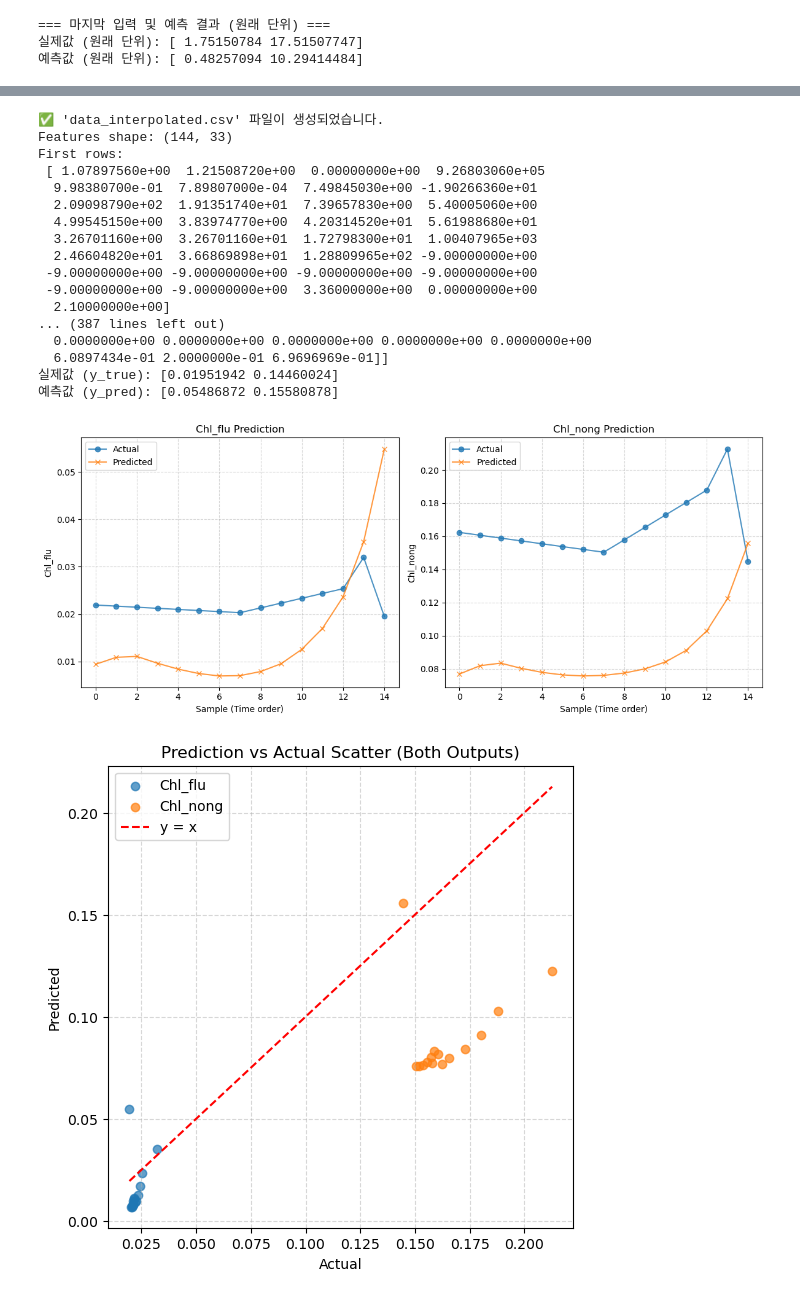
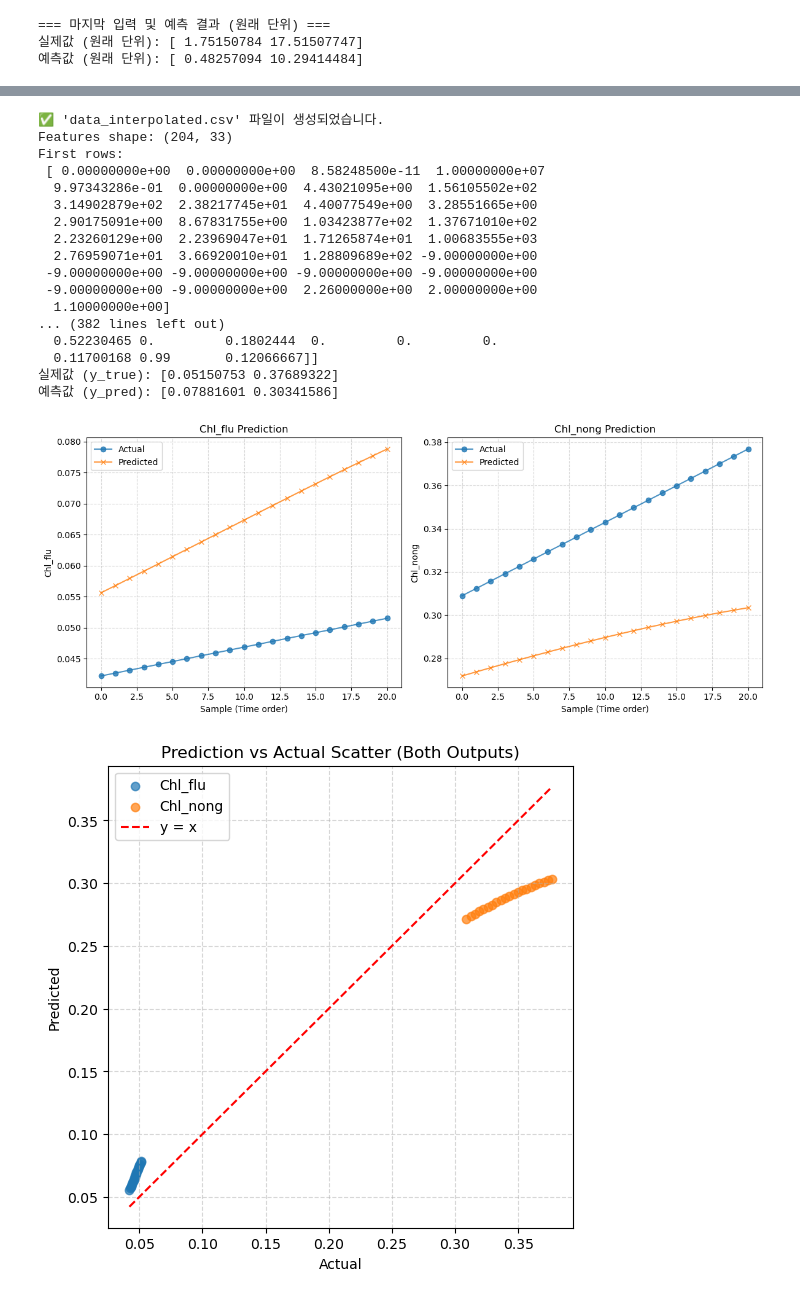
Before and after one commit to kty2001/water_quality, a Jupyter notebook: codetest.ipynb, the cells around one changed output, grey strips where cells are left out. Cells and saved outputs as stored; diff of their text form; code cells hidden in the pictures.

```diff
--- a/codetest.ipynb
+++ b/codetest.ipynb
@@ -495,5 +547,5 @@ plt.show()
 # %%
-file_name = "fst_포인트5_통합_6_8_10_기상병합"
+file_name = "avg_포인트1_통합_6_8_10_기상병합"
 df = pd.read_csv(f"data/{file_name}.csv")
 
 df['날짜'] = pd.to_datetime(df['날짜'])
@@ -668,47 +720,47 @@ dummy_true = np.zeros(scaled_features.shape[1])
 dummy_pred = np.zeros(scaled_features.shape[1])
 dummy_true[feature_indices] = y_true[-1]  # 스케일된 마지막 실제값
 dummy_pred[feature_indices] = y_pred[-1]  # 스케일된 마지막 예측값
 
 # 역변환
 y_true_orig = scaler.inverse_transform(dummy_true.reshape(1, -1))[0, feature_indices]
 y_pred_orig = scaler.inverse_transform(dummy_pred.reshape(1, -1))[0, feature_indices]
 print("\n=== 마지막 입력 및 예측 결과 (원래 단위) ===")
 print(f"실제값 (원래 단위): {y_true_orig}")
 print(f"예측값 (원래 단위): {y_pred_orig}")
 
 # 결과 로그 저장
 log_dict = {
     "datetime": time_str,
     "file_name": file_name,
     "best_epoch": best_epoch,
     "train_loss": best_train_loss,
     "val_loss": best_val_loss,
     "test_loss": test_loss,
     "test_mse": np.mean(mse_each),
     "hidden_size": hidden_size,
     "num_layers": num_layers
 }
 with open('weights/weights_result.csv', mode='a', newline='', encoding='utf-8') as f:
     df_new = pd.DataFrame([log_dict])
     df_new.to_csv('weights/weights_result.csv', mode='a', index=False, header=False, encoding='utf-8')
 # %% [output]
 ✅ 'data_interpolated.csv' 파일이 생성되었습니다.
-Features shape: (144, 33)
+Features shape: (204, 33)
 First rows:
- [ 1.07897560e+00  1.21508720e+00  0.00000000e+00  9.26803060e+05
-  9.98380700e-01  7.89807000e-04  7.49845030e+00 -1.90266360e+01
-  2.09098790e+02  1.91351740e+01  7.39657830e+00  5.40005060e+00
-  4.99545150e+00  3.83974770e+00  4.20314520e+01  5.61988680e+01
-  3.26701160e+00  3.26701160e+01  1.72798300e+01  1.00407965e+03
-  2.46604820e+01  3.66869898e+01  1.28809965e+02 -9.00000000e+00
+ [ 0.00000000e+00  0.00000000e+00  8.58248500e-11  1.00000000e+07
+  9.97343286e-01  0.00000000e+00  4.43021095e+00  1.56105502e+02
+  3.14902879e+02  2.38217745e+01  4.40077549e+00  3.28551665e+00
+  2.90175091e+00  8.67831755e+00  1.03423877e+02  1.37671010e+02
+  2.23260129e+00  2.23969047e+01  1.71265874e+01  1.00683555e+03
+  2.76959071e+01  3.66920010e+01  1.28809689e+02 -9.00000000e+00
  -9.00000000e+00 -9.00000000e+00 -9.00000000e+00 -9.00000000e+00
- -9.00000000e+00 -9.00000000e+00  3.36000000e+00  0.00000000e+00
-  2.10000000e+00]
-... (387 lines left out)
-  0.0000000e+00 0.0000000e+00 0.0000000e+00 0.0000000e+00 0.0000000e+00
-  6.0897434e-01 2.0000000e-01 6.9696969e-01]]
-실제값 (y_true): [0.01951942 0.14460024]
-예측값 (y_pred): [0.05486872 0.15580878]
+ -9.00000000e+00 -9.00000000e+00  2.26000000e+00  2.00000000e+00
+  1.10000000e+00]
+... (382 lines left out)
+  0.52230465 0.         0.1802444  0.         0.         0.
+  0.11700168 0.99       0.12066667]]
+실제값 (y_true): [0.05150753 0.37689322]
+예측값 (y_pred): [0.07881601 0.30341586]
-[figure, old version]
+[figure, new version]
-[figure, old version]
+[figure, new version]
 === 마지막 입력 및 예측 결과 (원래 단위) ===
```
Also changed, not shown: parts of 3 cells of this notebook, 1 other file.
